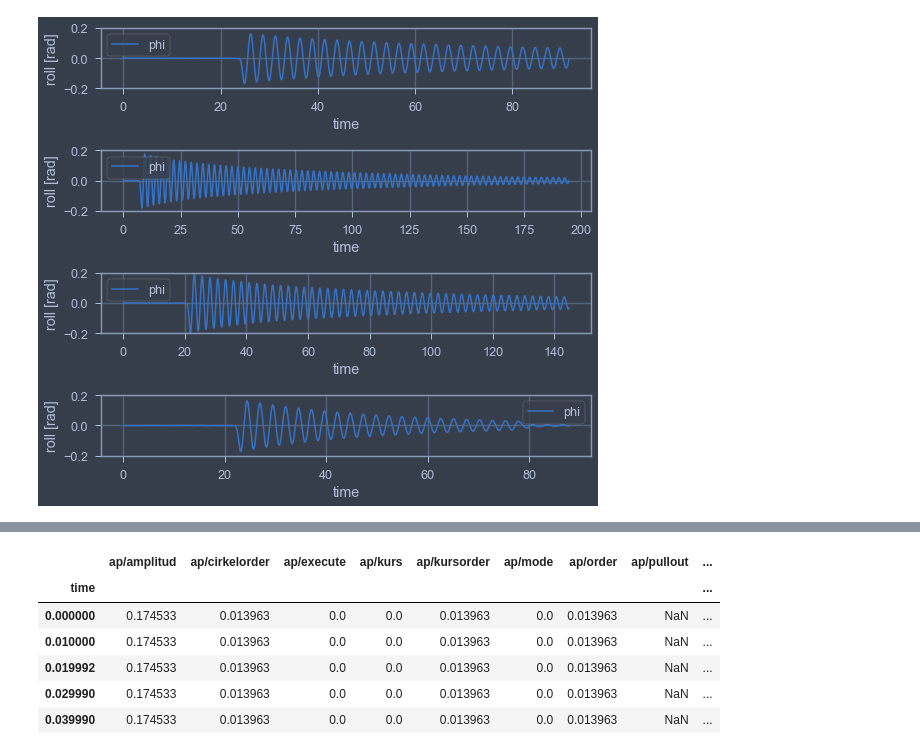
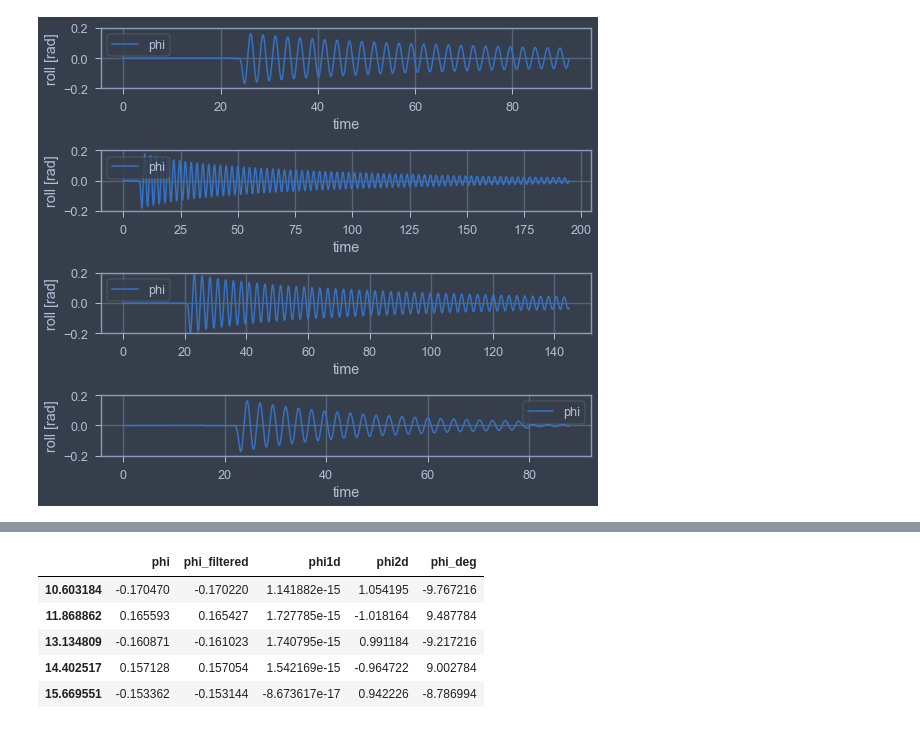
Before and after one commit to martinlarsalbert/Prediction-of-roll-motion-using-fully-nonlinear-potential-flow-and-Ikedas-method, a Jupyter notebook: notebooks/01.1_select_suitable_MDL_test.ipynb, the cells around one changed output, grey strips where cells are left out. Saved outputs shown, nothing was run; the diff lists cells and outputs as text; code cells hidden in the pictures.

```diff
--- a/notebooks/01.1_select_suitable_MDL_test.ipynb
+++ b/notebooks/01.1_select_suitable_MDL_test.ipynb
@@ -109,0 +253,41 @@ plt.tight_layout()
+# %%
+key = 'phi1d'
+phi1d = np.array(X[key])
+
+index = np.arange(0, len(X.index))
+index_later = np.roll(index, shift=-1)
+index_later[-1] = index[-1]
+mask = (
+        ((phi1d[index] > 0) &
+         (phi1d[index_later] < 0)) |
+        ((phi1d[index] < 0) &
+         (phi1d[index_later] > 0))
+)
+
+index_first = index[mask]
+index_second = index[mask]+1
+
+# y = m + k*x
+# k = (y2-y1)/(x2-x1)
+# m = y1 - k*x1
+# y = 0 --> x = -m/k
+X_1 = X.iloc[index_first].copy()
+X_2 = X.iloc[index_second].copy()
+rows,cols = X_1.shape
+
+x1 = np.array(X_1.index)
+x2 = np.array(X_2.index)
+y1 = np.array(X_1['phi1d'])
+y2 = np.array(X_2['phi1d'])
+k = (y2-y1)/(x2-x1)
+m = y1 - k*x1
+x = -m/k
+
+X_1 = np.array(X_1)
+X_2 = np.array(X_2)
+
+factor = (x-x1)/(x2-x1)
+factor = np.tile(factor,[cols,1]).T
+X_zero = X_1 + (X_2-X_1)*factor
+
+X_zerocrossings = pd.DataFrame(data=X_zero, columns=X.columns, index=x)
@@ -110,10 +307,9 @@ plt.tight_layout()
 # %%
-df.head()
+X_zerocrossings.head()
 # %% [output]
-|  | ap/amplitud | ap/cirkelorder | ap/execute | ap/kurs | ap/kursorder | ap/mode | ap/order | ap/pullout | ... |
-| time |  |  |  |  |  |  |  |  | ... |
-| 0.000000 | 0.174533 | 0.013963 | 0.0 | 0.0 | 0.013963 | 0.0 | 0.013963 | NaN | ... |
-| 0.010000 | 0.174533 | 0.013963 | 0.0 | 0.0 | 0.013963 | 0.0 | 0.013963 | NaN | ... |
-| 0.019992 | 0.174533 | 0.013963 | 0.0 | 0.0 | 0.013963 | 0.0 | 0.013963 | NaN | ... |
-| 0.029990 | 0.174533 | 0.013963 | 0.0 | 0.0 | 0.013963 | 0.0 | 0.013963 | NaN | ... |
-| 0.039990 | 0.174533 | 0.013963 | 0.0 | 0.0 | 0.013963 | 0.0 | 0.013963 | NaN | ... |
+|  | phi | phi_filtered | phi1d | phi2d | phi_deg |
+| 10.603184 | -0.170470 | -0.170220 | 1.141882e-15 | 1.054195 | -9.767216 |
+| 11.868862 | 0.165593 | 0.165427 | 1.727785e-15 | -1.018164 | 9.487784 |
+| 13.134809 | -0.160871 | -0.161023 | 1.740795e-15 | 0.991184 | -9.217216 |
+| 14.402517 | 0.157128 | 0.157054 | 1.542169e-15 | -0.964722 | 9.002784 |
+| 15.669551 | -0.153362 | -0.153144 | -8.673617e-17 | 0.942226 | -8.786994 |
```
Also changed, not shown: parts of 27 cells of this notebook, 1 other file.
